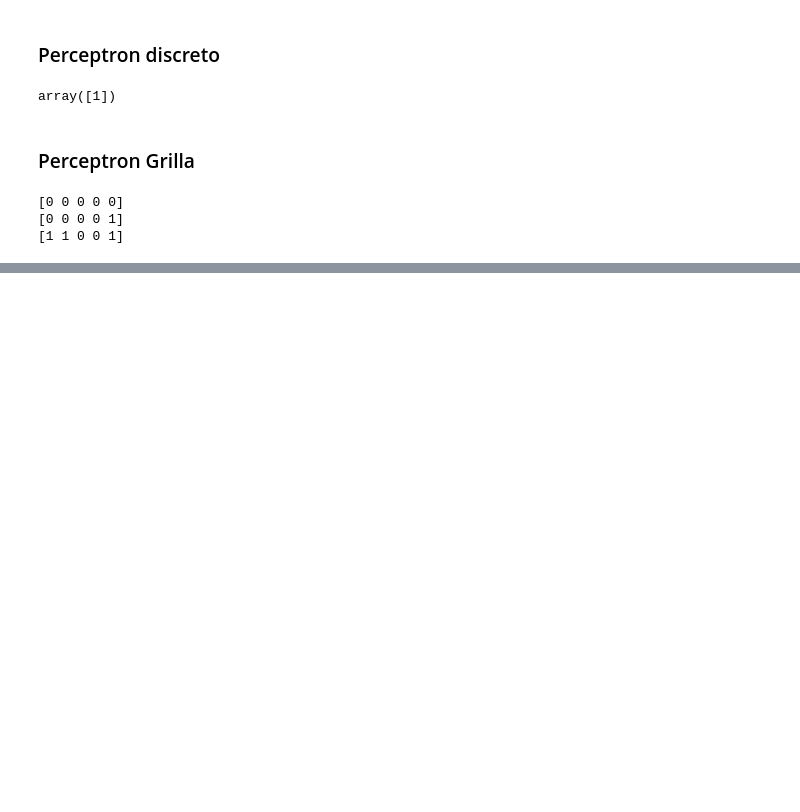
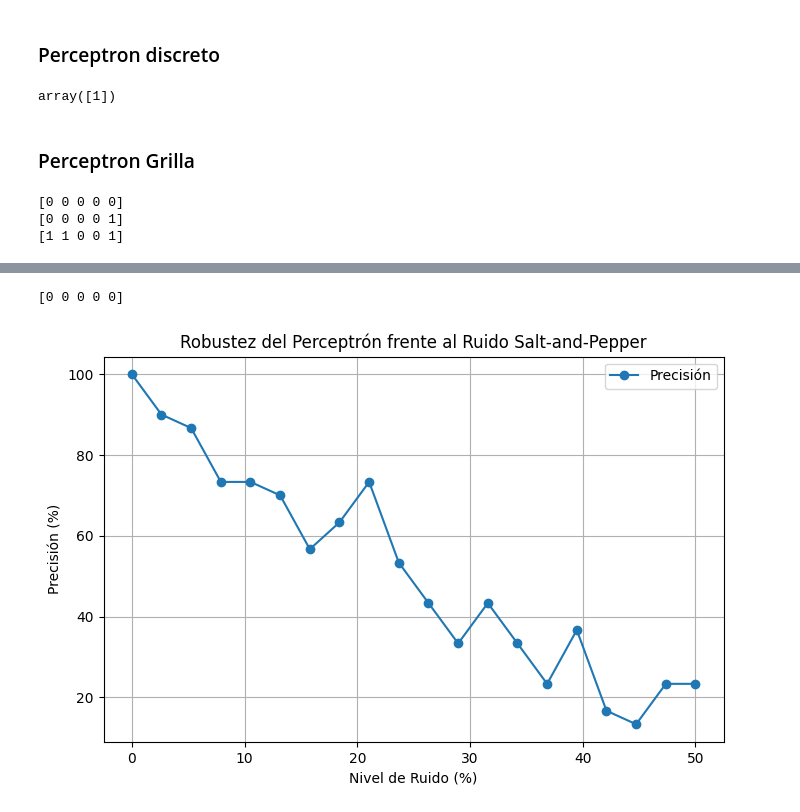
Before and after one commit to octokerbs/FCEN-AprendizajeProfundo, a Jupyter notebook: Clase02-PerceptronSimple/Ejercicio02_Percepton.ipynb, the cells around one changed output, grey strips where cells are left out. Saved outputs shown, nothing was run; the diff lists cells and outputs as text; code cells hidden in the pictures; blank space fills up the shorter version.

```diff
--- a/Clase02-PerceptronSimple/Ejercicio02_Percepton.ipynb
+++ b/Clase02-PerceptronSimple/Ejercicio02_Percepton.ipynb
@@ -120 +125,73 @@ print(p.predict(flatten([ # G -> Deberia parecerse a C (0 0 0 1 0)
 [0 0 0 1 0]
+# %%
+# Ruido en patrones de entrada
+def add_salt_pepper_flattened(flattened_image, noise_prob=0.05):
+    noisy = flattened_image.copy()
+    total_pixels = len(noisy)
+
+    salt_mask = np.random.rand(total_pixels) < (noise_prob / 2)  # 50% of noise -> salt
+    pepper_mask = np.random.rand(total_pixels) < (noise_prob / 2)  # 50% -> pepper
+
+    # Apply noise
+    noisy[salt_mask] = 1.0
+    noisy[pepper_mask] = 0.0
+
+    return noisy
+
+A_noise = add_salt_pepper_flattened(letras['A'])
+print(p.predict(A_noise))
+# %% [output]
+[0 0 0 0 0]
+# %%
+import numpy as np
+import matplotlib.pyplot as plt
+
+# Datos de entrenamiento (letras originales)
+X_train = []
+d_train = []
+for letra, grilla in letras.items():
+    X_train.append(grilla)
+    d_train.append(letra_a_codigo(letra))
+
+X_train = np.array(X_train)
+d_train = np.array(d_train)
+
+n = X_train.shape[1]  # Número de features (25 para una matriz 5x5)
+m = d_train.shape[1]  # Número de bits de salida (5)
+
+# Probamos distintos niveles de ruido (0% a 50%)
+noise_levels = np.linspace(0, 0.5, 20)  # 20 puntos entre 0% y 50%
+accuracies = []
+
+# Promediamos sobre 5 ejecuciones para reducir variabilidad
+for noise_prob in noise_levels:
+    epoch_accuracies = []
+
+    for _ in range(5):  # Repetimos 5 veces para cada nivel de ruido
+        # Entrenamos el perceptrón con datos limpios
+        p = PerceptronSimple(n, m, lr=0.01, epochs=1000)
+        p.train(X_train, d_train)
+
+        # Testeamos con datos ruidosos
+        correct = 0
+        for letra, grilla in letras.items():
+            grilla_noisy = add_salt_pepper_flattened(grilla, noise_prob)
+            pred = p.predict(grilla_noisy)
+            if np.array_equal(pred, letra_a_codigo(letra)):
+                correct += 1
+
+        epoch_accuracies.append(correct / len(letras))
+
+    accuracies.append(np.mean(epoch_accuracies))  # Promedio de precisión
+
+# Gráfica
+plt.figure(figsize=(8, 5))
+plt.plot(noise_levels * 100, np.array(accuracies) * 100, 'o-', label='Precisión')
+plt.xlabel('Nivel de Ruido (%)')
+plt.ylabel('Precisión (%)')
+plt.title('Robustez del Perceptrón frente al Ruido Salt-and-Pepper')
+plt.grid(True)
+plt.legend()
+plt.show()
+# %% [output]
+[figure, added]
```
Also changed, not shown: parts of 3 cells of this notebook, 1 other file.
